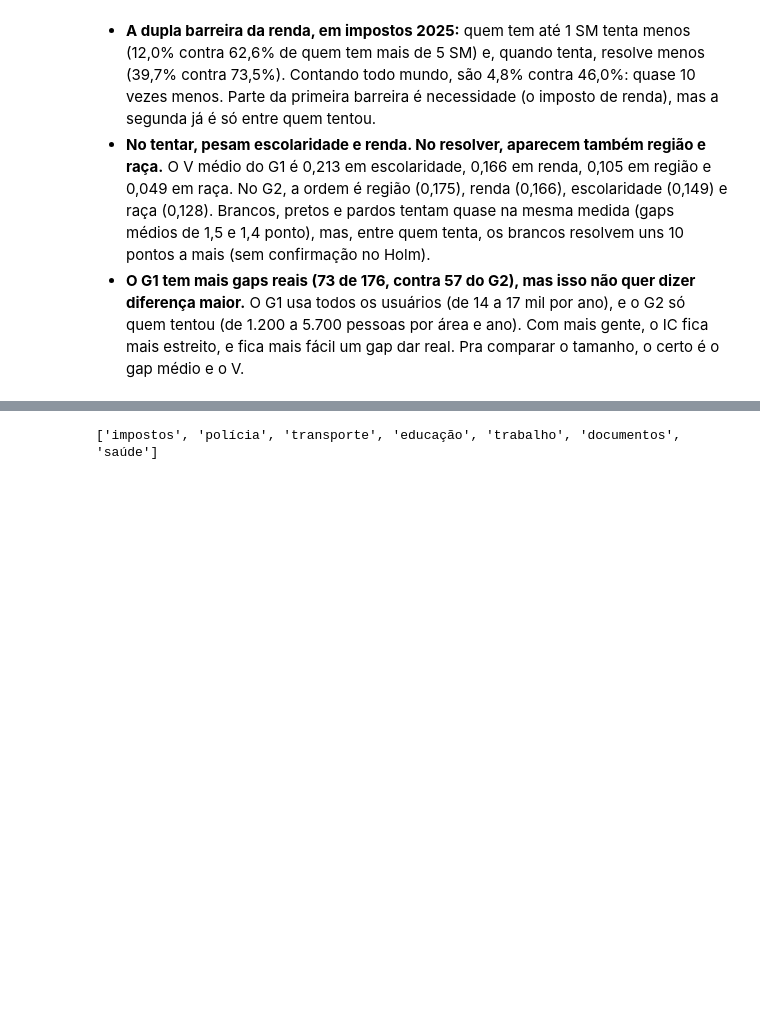
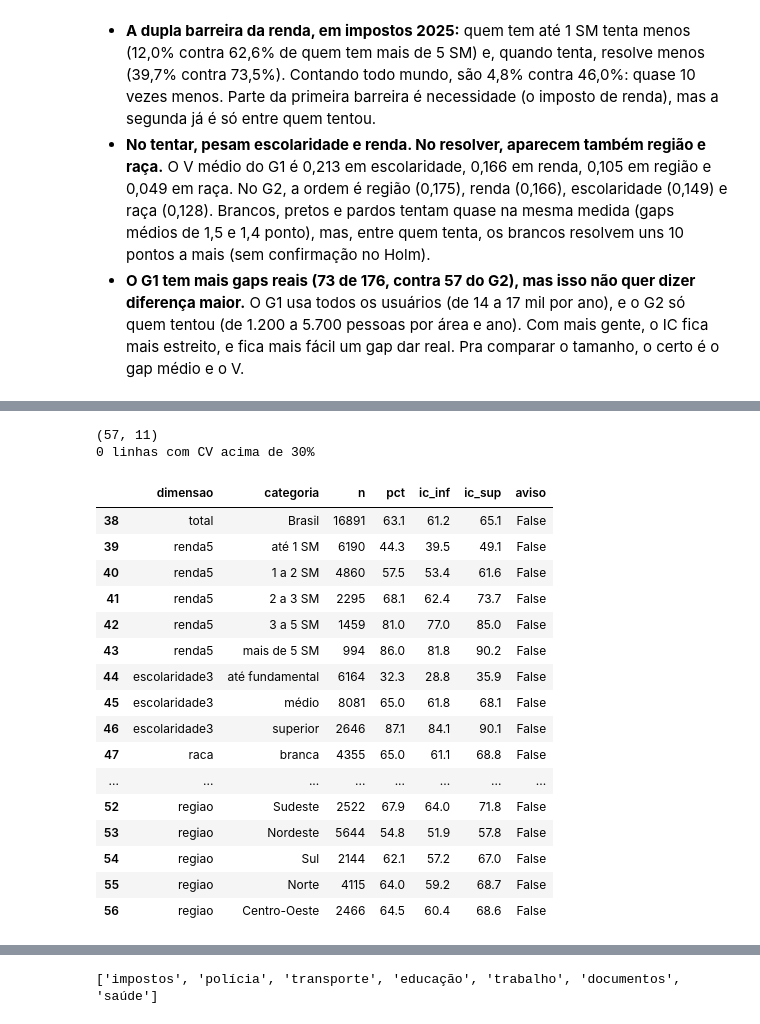
Before and after one commit to RdgsPedro/apartheid-digital, a Jupyter notebook: notebooks/03_testes.ipynb, the cells around one changed output, grey strips where cells are left out. Cells and saved outputs as stored; diff of their text form; code cells hidden in the pictures; blank space fills up the shorter version.

Commit message:
03: financas a parte e graficos de conferencia

```diff
--- a/notebooks/03_testes.ipynb
+++ b/notebooks/03_testes.ipynb
@@ -1084,0 +1096,43 @@ O que dá pra ver:
+# %%
+# fez_financas: 1 = fez transação financeira pela internet nos últimos 3 meses (C8_H = 1), 0 = não. O NS/NR vira 0, como no G1
+base['fez_financas'] = (base['transacoes_financeiras'] == 1).astype(float)
+
+# O loop do tabelão do G1, sem o loop das áreas (finanças é uma área só)
+linhas = []
+for ano in [2023, 2024, 2025]:
+    d = base[base['ano'] == ano]                                       # todos os usuários do ano
+    for coluna_grupo, nomes in grupos.items():
+        for codigo, nome in nomes.items():
+            grupo = d[d[coluna_grupo] == codigo]
+            linha = estimativa_com_ic(grupo, 'fez_financas', ano)
+            linha.update({'ano': ano, 'area': 'finanças', 'dimensao': coluna_grupo, 'categoria': nome})
+            linhas.append(linha)
+
+tabelao_financas = pd.DataFrame(linhas)
+tabelao_financas['aviso'] = tabelao_financas['cv'] > 30
+tabelao_financas = tabelao_financas[['ano', 'area', 'dimensao', 'categoria', 'n', 'pct', 'ep', 'ic_inf', 'ic_sup', 'cv', 'aviso']]
+print(tabelao_financas.shape)                                          # 3 anos x 19 categorias = 57 linhas
+print(tabelao_financas['aviso'].sum(), 'linhas com CV acima de 30%')
+
+# 2025, todas as categorias
+tabelao_financas[tabelao_financas['ano'] == 2025][['dimensao', 'categoria', 'n', 'pct', 'ic_inf', 'ic_sup', 'aviso']]
+# %% [output]
+(57, 11)
+0 linhas com CV acima de 30%
+|  | dimensao | categoria | n | pct | ic_inf | ic_sup | aviso |
+| 38 | total | Brasil | 16891 | 63.1 | 61.2 | 65.1 | False |
+| 39 | renda5 | até 1 SM | 6190 | 44.3 | 39.5 | 49.1 | False |
+| 40 | renda5 | 1 a 2 SM | 4860 | 57.5 | 53.4 | 61.6 | False |
+| 41 | renda5 | 2 a 3 SM | 2295 | 68.1 | 62.4 | 73.7 | False |
+| 42 | renda5 | 3 a 5 SM | 1459 | 81.0 | 77.0 | 85.0 | False |
+| 43 | renda5 | mais de 5 SM | 994 | 86.0 | 81.8 | 90.2 | False |
+| 44 | escolaridade3 | até fundamental | 6164 | 32.3 | 28.8 | 35.9 | False |
+| 45 | escolaridade3 | médio | 8081 | 65.0 | 61.8 | 68.1 | False |
+| 46 | escolaridade3 | superior | 2646 | 87.1 | 84.1 | 90.1 | False |
+| 47 | raca | branca | 4355 | 65.0 | 61.1 | 68.8 | False |
+| ... | ... | ... | ... | ... | ... | ... | ... |
+| 52 | regiao | Sudeste | 2522 | 67.9 | 64.0 | 71.8 | False |
+| 53 | regiao | Nordeste | 5644 | 54.8 | 51.9 | 57.8 | False |
+| 54 | regiao | Sul | 2144 | 62.1 | 57.2 | 67.0 | False |
+| 55 | regiao | Norte | 4115 | 64.0 | 59.2 | 68.7 | False |
+| 56 | regiao | Centro-Oeste | 2466 | 64.5 | 60.4 | 68.6 | False |
```
Also changed, not shown: parts of 18 cells of this notebook, 5 other files.
